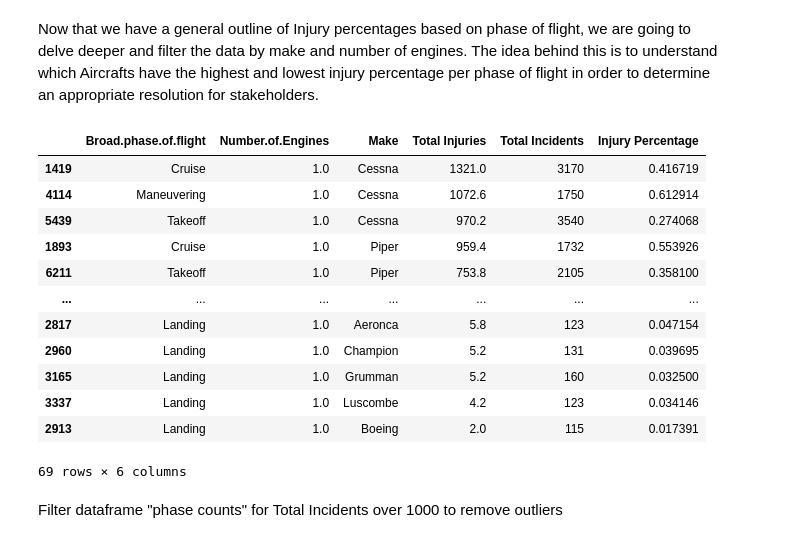
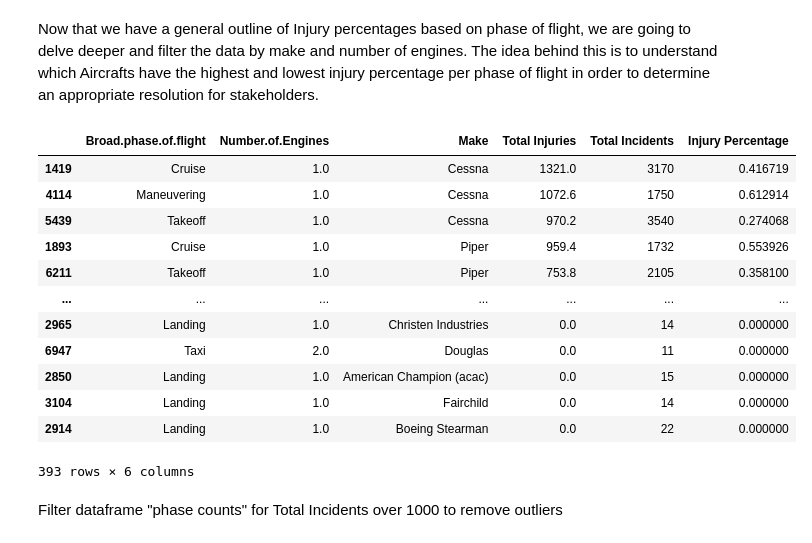
Before and after one commit to nealiyer88/Aviation-Data, a Jupyter notebook: student.ipynb, the cells around one changed output. Drawn from its saved outputs; the diff is of its cells as text; code cells hidden in the pictures.

```diff
--- a/student.ipynb
+++ b/student.ipynb
@@ -447,31 +447,31 @@ Now that we have a general outline of Injury percentages based on phase of fligh
 # %%
 # Group by specified columns and aggregate Total Injuries
 phase_counts = planes_df.groupby(['Broad.phase.of.flight', 'Number.of.Engines', 'Make'])['Total Injuries'].agg(['sum', 'count']).reset_index()
 
 # Rename columns
 phase_counts.columns = ['Broad.phase.of.flight', 'Number.of.Engines', 'Make', 'Total Injuries', 'Total Incidents']
 
 # Calculate Injury Percentage
 phase_counts['Injury Percentage'] = phase_counts['Total Injuries'] / phase_counts['Total Incidents']
 
 # Sort the DataFrame by 'Injury Percentage' in descending order
-phase_counts = phase_counts[(phase_counts['Total Incidents'] > 100) & (phase_counts['Number.of.Engines'] <= 8)]
+phase_counts = phase_counts[(phase_counts['Total Incidents'] > 10) & (phase_counts['Number.of.Engines'] <= 8)]
 
 phase_counts.sort_values(by='Total Injuries', ascending=False)
 # %% [output]
 |  | Broad.phase.of.flight | Number.of.Engines | Make | Total Injuries | Total Incidents | Injury Percentage |
 | 1419 | Cruise | 1.0 | Cessna | 1321.0 | 3170 | 0.416719 |
 | 4114 | Maneuvering | 1.0 | Cessna | 1072.6 | 1750 | 0.612914 |
 | 5439 | Takeoff | 1.0 | Cessna | 970.2 | 3540 | 0.274068 |
 | 1893 | Cruise | 1.0 | Piper | 959.4 | 1732 | 0.553926 |
 | 6211 | Takeoff | 1.0 | Piper | 753.8 | 2105 | 0.358100 |
 | ... | ... | ... | ... | ... | ... | ... |
-| 2817 | Landing | 1.0 | Aeronca | 5.8 | 123 | 0.047154 |
-| 2960 | Landing | 1.0 | Champion | 5.2 | 131 | 0.039695 |
-| 3165 | Landing | 1.0 | Grumman | 5.2 | 160 | 0.032500 |
-| 3337 | Landing | 1.0 | Luscombe | 4.2 | 123 | 0.034146 |
-| 2913 | Landing | 1.0 | Boeing | 2.0 | 115 | 0.017391 |
+| 2965 | Landing | 1.0 | Christen Industries | 0.0 | 14 | 0.000000 |
+| 6947 | Taxi | 2.0 | Douglas | 0.0 | 11 | 0.000000 |
+| 2850 | Landing | 1.0 | American Champion (acac) | 0.0 | 15 | 0.000000 |
+| 3104 | Landing | 1.0 | Fairchild | 0.0 | 14 | 0.000000 |
+| 2914 | Landing | 1.0 | Boeing Stearman | 0.0 | 22 | 0.000000 |
-69 rows × 6 columns
+393 rows × 6 columns
 # %% [markdown]
 Filter dataframe "phase counts" for Total Incidents over 1000 to remove outliers
 # %%
```
Also changed, not shown: parts of 3 cells of this notebook.
